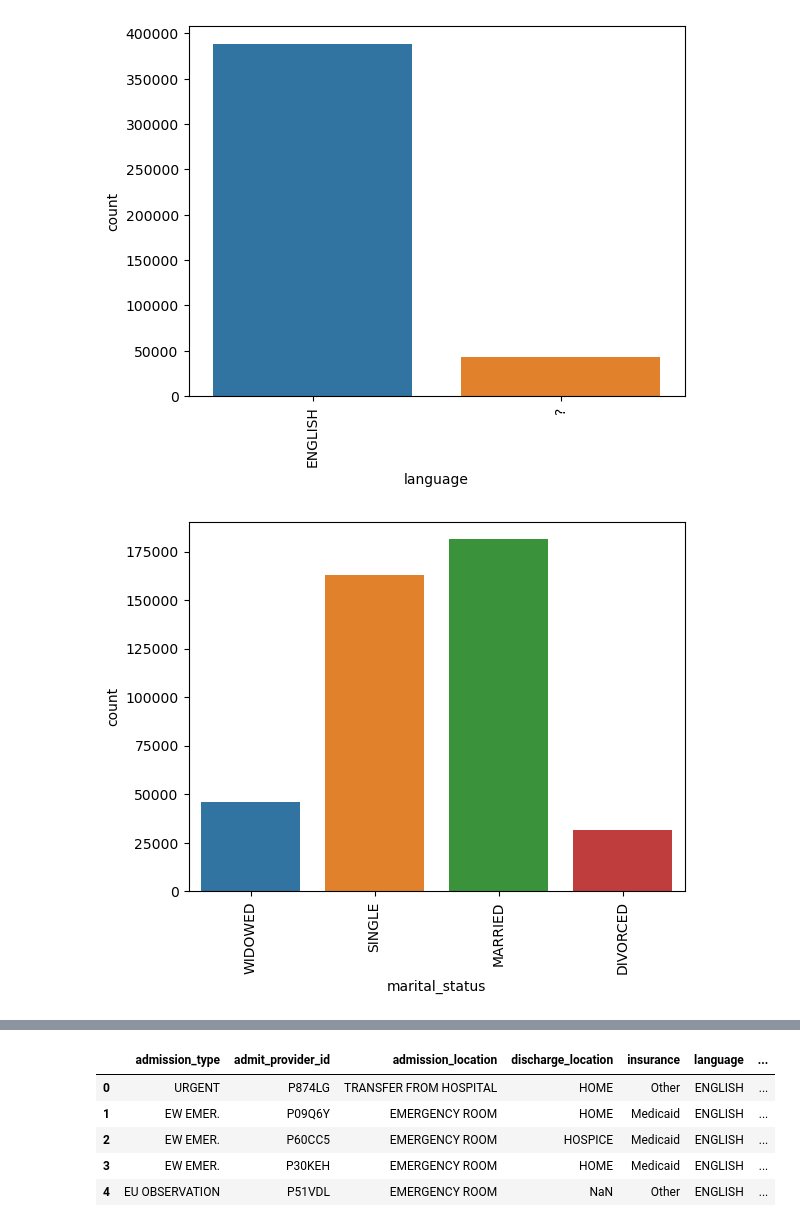
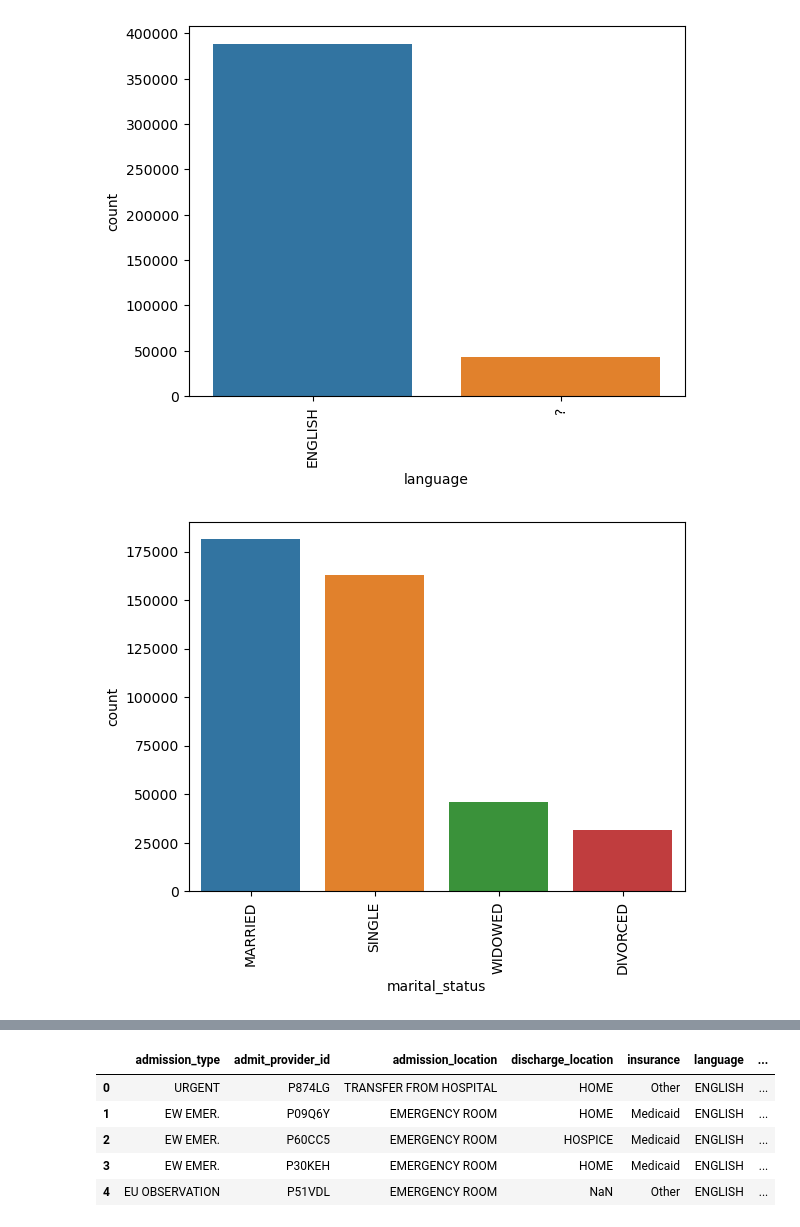
Before and after one commit to alissazolt/Predicting-LOS, a Jupyter notebook: EDA_Predicting_LOS.ipynb, the cells around one changed output, grey strips where cells are left out. Saved outputs shown, nothing was run; the diff lists cells and outputs as text; code cells hidden in the pictures.

```diff
--- a/EDA_Predicting_LOS.ipynb
+++ b/EDA_Predicting_LOS.ipynb
@@ -175,8 +175,8 @@ plt.xticks(rotation=90);
 # %% [output]
 [figure]
 # %%
-sns.countplot(data = df_cat, x = 'marital_status')
+sns.countplot(data = df_cat, x = 'marital_status', order = df_cat['marital_status'].value_counts().index)
 plt.xticks(rotation=90);
 # %% [output]
-[figure, old version]
+[figure, new version]
 # %%
```
Also changed, not shown: parts of 70 cells of this notebook.
